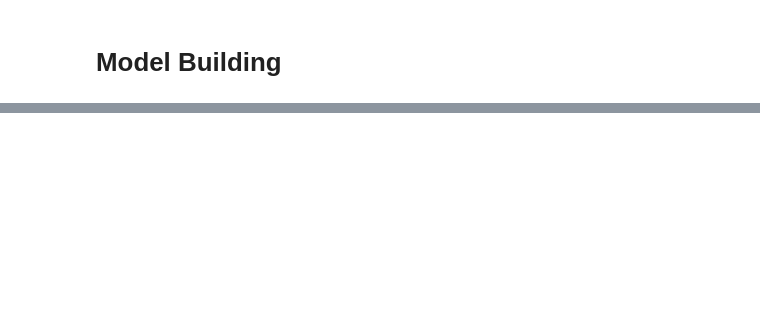
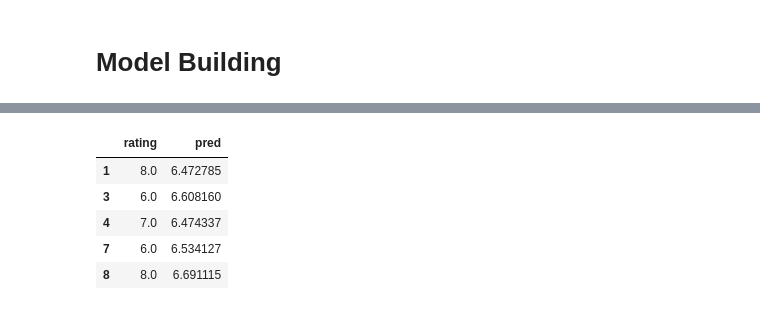
Before and after one commit to ByronKKing/needledrop, a Jupyter notebook: needledrop-analysis.ipynb, the cells around one changed output, grey strips where cells are left out. Cells and saved outputs as stored; diff of their text form; code cells hidden in the pictures; blank space fills up the shorter version.

```diff
--- a/needledrop-analysis.ipynb
+++ b/needledrop-analysis.ipynb
@@ -383,2 +427,6 @@ df1[(df1.rating==10)&(df1.album.notnull())][['year','title','artist','album']]
 # %% [markdown]
 # Model Building
+# %%
+data = df[df.rating.notnull()&df.album.notnull()&df.artist.notnull()]
+# %%
+regModel = linear_model.LinearRegression()
@@ -384,0 +466,9 @@ df1[(df1.rating==10)&(df1.album.notnull())][['year','title','artist','album']]
+# %%
+data[['rating','pred']].head()
+# %% [output]
+|  | rating | pred |
+| 1 | 8.0 | 6.472785 |
+| 3 | 6.0 | 6.608160 |
+| 4 | 7.0 | 6.474337 |
+| 7 | 6.0 | 6.534127 |
+| 8 | 8.0 | 6.691115 |
```
Also changed, not shown: parts of 27 cells of this notebook.
